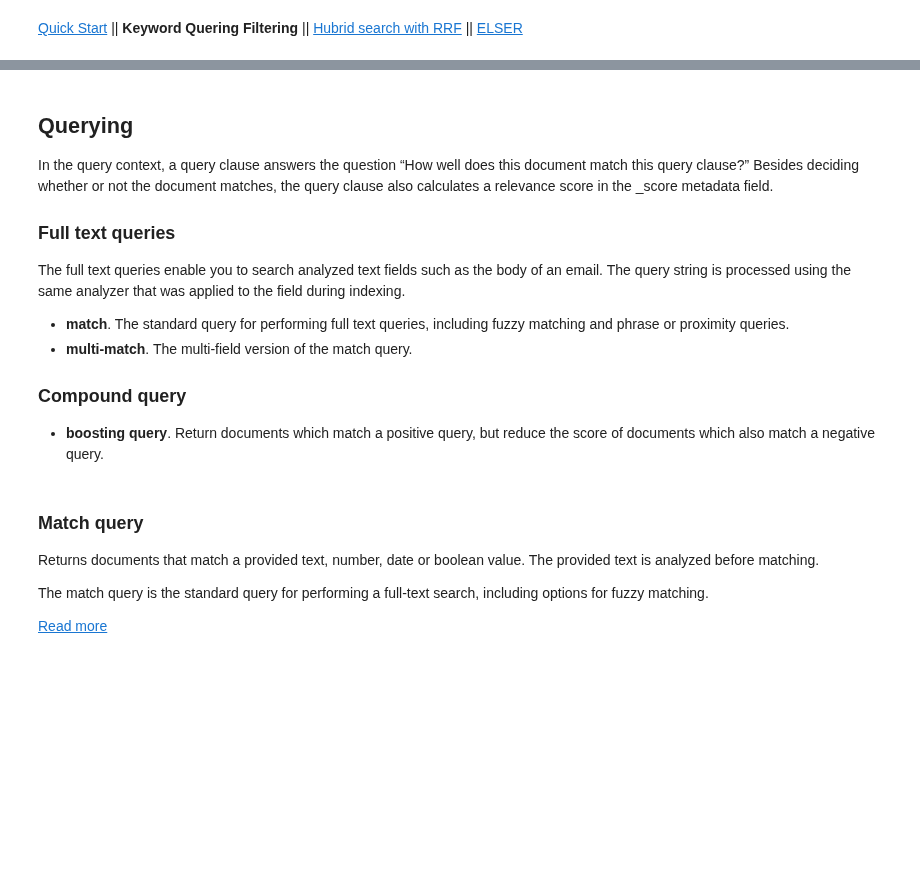
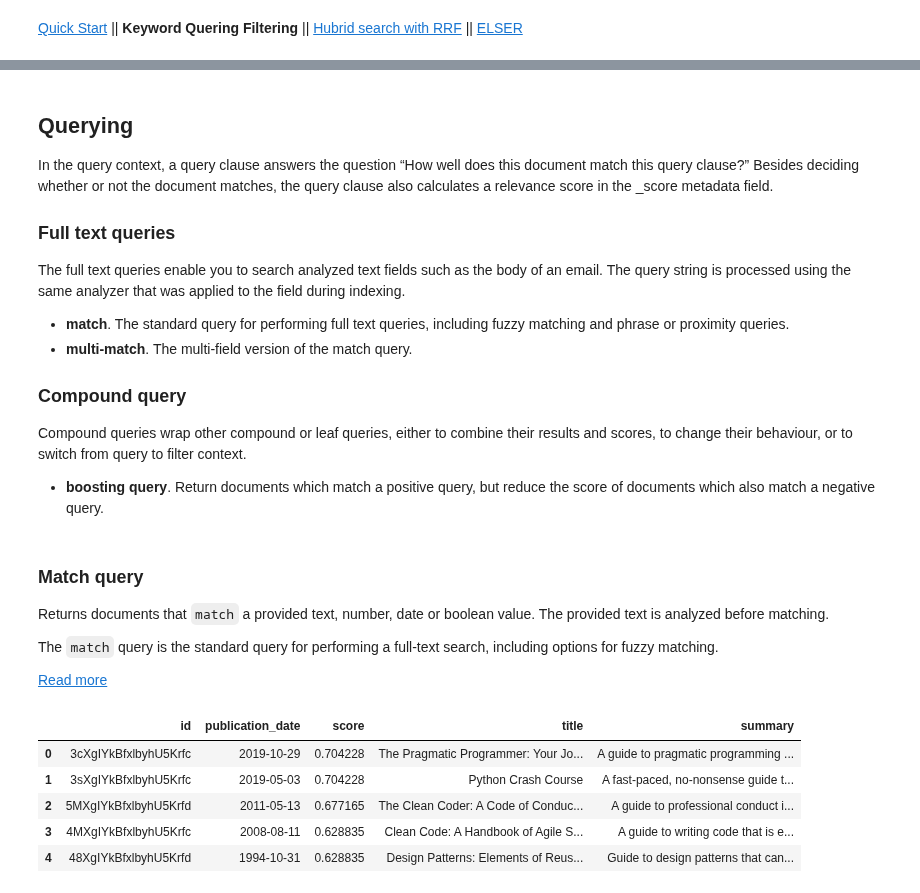
Before and after one commit to elastic/elasticsearch-labs, a Jupyter notebook: colab-notebooks-examples/search/01-keyword-querying-filtering.ipynb, the cells around one changed output, grey strips where cells are left out. Cells and saved outputs as stored; diff of their text form; code cells hidden in the pictures; blank space fills up the shorter version.

Commit message:
Add different types of queries

```diff
--- a/colab-notebooks-examples/search/01-keyword-querying-filtering.ipynb
+++ b/colab-notebooks-examples/search/01-keyword-querying-filtering.ipynb
@@ -45,16 +45,32 @@ The full text queries enable you to search analyzed text fields such as the body
     The multi-field version of the match query.
 
 ### Compound query
+
+Compound queries wrap other compound or leaf queries, either to combine their results and scores, to change their behaviour, or to switch from query to filter context.
+
 * **boosting query**.
     Return documents which match a positive query, but reduce the score of documents which also match a negative query.
 # %% [markdown]
 ### Match query
-Returns documents that match a provided text, number, date or boolean value. The provided text is analyzed before matching.
+Returns documents that `match` a provided text, number, date or boolean value. The provided text is analyzed before matching.
 
-The match query is the standard query for performing a full-text search, including options for fuzzy matching.
+The `match` query is the standard query for performing a full-text search, including options for fuzzy matching.
 
 [Read more](https://www.elastic.co/guide/en/elasticsearch/reference/current/query-dsl-match-query.html#match-query-ex-request)
 # %%
-response = client.search(index="book_index", query={"match": {"summary": "guide"}})
+response = client.search(index="book_index", query={
+    "match": {
+        "summary": {
+            "query": "guide"
+            }
+        }
+    })
 
 pd.DataFrame.from_records(pretty_response_transform(response))
+# %% [output]
+|  | id | publication_date | score | title | summary |
+| 0 | 3cXgIYkBfxlbyhU5Krfc | 2019-10-29 | 0.704228 | The Pragmatic Programmer: Your Jo... | A guide to pragmatic programming ... |
+| 1 | 3sXgIYkBfxlbyhU5Krfc | 2019-05-03 | 0.704228 | Python Crash Course | A fast-paced, no-nonsense guide t... |
+| 2 | 5MXgIYkBfxlbyhU5Krfd | 2011-05-13 | 0.677165 | The Clean Coder: A Code of Conduc... | A guide to professional conduct i... |
+| 3 | 4MXgIYkBfxlbyhU5Krfc | 2008-08-11 | 0.628835 | Clean Code: A Handbook of Agile S... | A guide to writing code that is e... |
+| 4 | 48XgIYkBfxlbyhU5Krfd | 1994-10-31 | 0.628835 | Design Patterns: Elements of Reus... | Guide to design patterns that can... |
```
Also changed, not shown: parts of 8 cells of this notebook.
